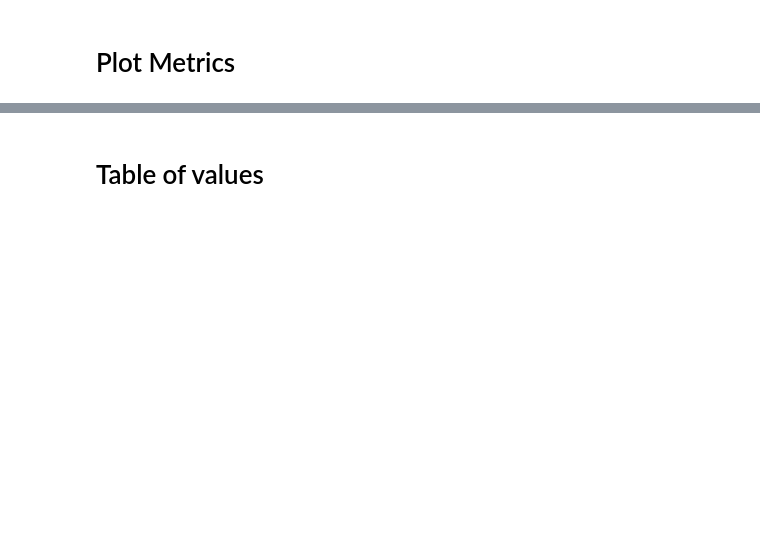
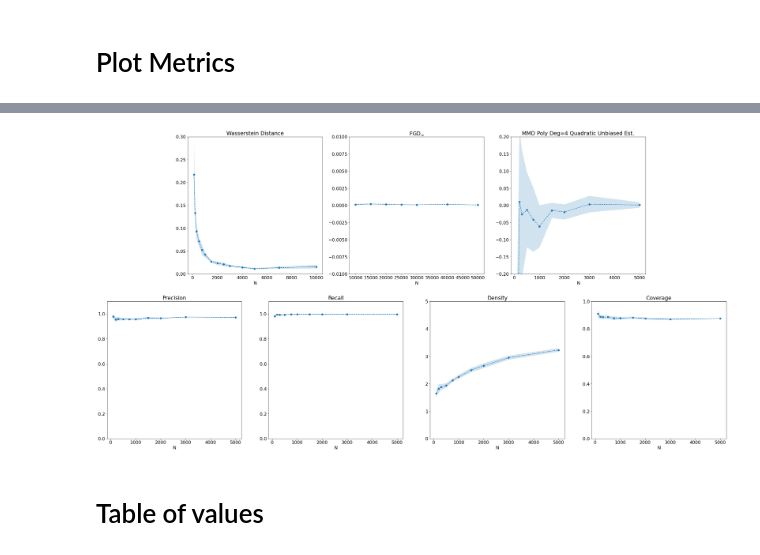
Before and after one commit to rkansal47/hep-generative-metrics, a Jupyter notebook: src/toy_tests.ipynb, the cells around one changed output, grey strips where cells are left out. Cells and saved outputs as stored; diff of their text form; code cells hidden in the pictures; blank space fills up the shorter version.

```diff
--- a/src/toy_tests.ipynb
+++ b/src/toy_tests.ipynb
@@ -422,3 +589,55 @@ plt.savefig(f"{plot_dir}/scores.pdf", bbox_inches="tight")
+# %%
+import matplotlib.gridspec as gridspec
+
+plot_metrics = ['wasserstein', 'fgd_inf', 'mmdup4', 'precision', 'recall', 'density', 'coverage']
+
+plt.figure(figsize=(40, 20))
+gs = gridspec.GridSpec(2, 8)
+gs.update(wspace=0.5)
+
+dkey = 'Truth N(0.0 $\\mu$, 1.0 $\\sigma^2$, 0.25 cov)'
+
+for i, mkey in enumerate(plot_metrics):
+    if i < 3:
+        ax = plt.subplot(gs[0,  i * 2 + 1:i * 2 + 3])
+
+        plotting.plot_means_stds(
+            ax,
+            measurements[dkey][mkey]["mean_std"][: len(batch_sizes[mkey])],
+            batch_sizes[mkey],
+            ylims[mkey][0],
+        )
+        ax.set_title(metrics[mkey][2])
+    else:
+        ax = plt.subplot(gs[1, (i - 3) * 2: (i - 3) * 2 + 2])
+        ylim = ylims[mkey][0]
+
+        match mkey:
+            case "precision":
+                mkey = "pr"
+                k = 0
+            case "recall":
+                mkey = "pr"
+                k = 1
+            case "density":
+                mkey = "dc"
+                k = 0
+            case "coverage":
+                mkey = "dc"
+                k = 1
+
+        plotting.plot_means_stds(
+            ax,
+            measurements[dkey][mkey]["mean_std"][:, :, k],
+            batch_sizes[mkey],
+            ylim,
+        )
+
+        ax.set_title(metrics[mkey][2][k])
+
+plt.savefig(f"{plot_dir}/truth_scores.pdf", bbox_inches="tight")
+# %% [output]
+[figure, added]
 # %% [markdown]
 # Table of values
 # %%
```
Also changed, not shown: parts of 25 cells of this notebook, 3 other files.
